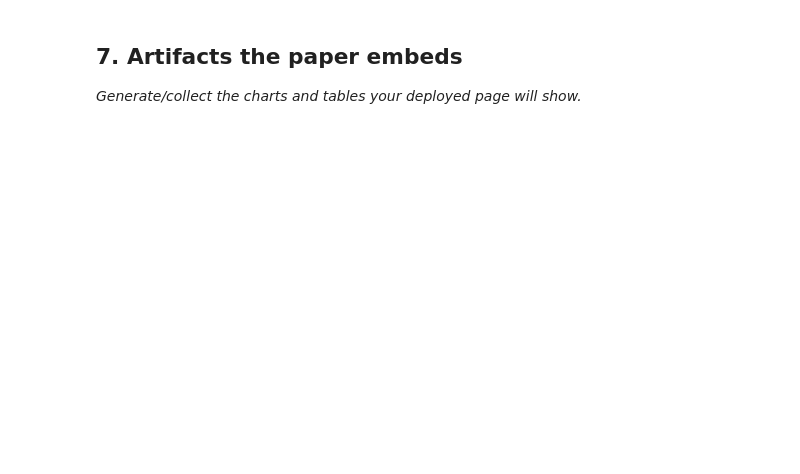
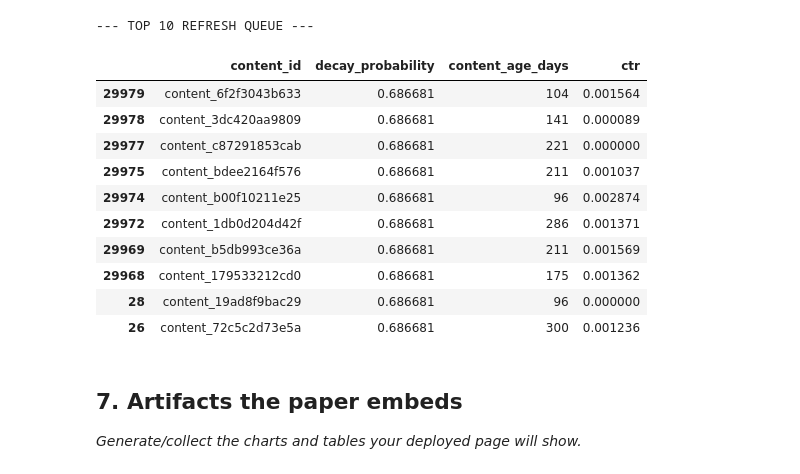
Before and after one commit to rizalion/Flyrank-assignment, a Jupyter notebook: work/notebooks/capstone.ipynb, the cells around one changed output. Saved outputs shown, nothing was run; the diff lists cells and outputs as text; code cells hidden in the pictures; blank space fills up the shorter version.

```diff
--- a/work/notebooks/capstone.ipynb
+++ b/work/notebooks/capstone.ipynb
@@ -32,0 +29,6 @@ This skeleton is yours to fill. Work the sections **in order** — each one has
+# %%
+import pandas as pd
+url = 'https://raw.githubusercontent.com/flyrank-bih/flyrank-ml-internship-starter/main/data/raw/content_refresh_anonymized.csv'
+df = pd.read_csv(url)
+df.columns = df.columns.str.strip()
+print(f"Data loaded successfully. Total pages analyzed: {len(df)}")
@@ -33,3 +117,21 @@ This skeleton is yours to fill. Work the sections **in order** — each one has
+# %%
+df['decay_probability'] = model.predict_proba(X)[:, 1]
+top_actions = df.sort_values('decay_probability', ascending=False).head(10)
+print("--- TOP 10 REFRESH QUEUE ---")
+display(top_actions[['content_id', 'decay_probability', 'content_age_days', 'ctr']])
+# %% [output]
+--- TOP 10 REFRESH QUEUE ---
+|  | content_id | decay_probability | content_age_days | ctr |
+| 29979 | content_6f2f3043b633 | 0.686681 | 104 | 0.001564 |
+| 29978 | content_3dc420aa9809 | 0.686681 | 141 | 0.000089 |
+| 29977 | content_c87291853cab | 0.686681 | 221 | 0.000000 |
+| 29975 | content_bdee2164f576 | 0.686681 | 211 | 0.001037 |
+| 29974 | content_b00f10211e25 | 0.686681 | 96 | 0.002874 |
+| 29972 | content_1db0d204d42f | 0.686681 | 286 | 0.001371 |
+| 29969 | content_b5db993ce36a | 0.686681 | 211 | 0.001569 |
+| 29968 | content_179533212cd0 | 0.686681 | 175 | 0.001362 |
+| 28 | content_19ad8f9bac29 | 0.686681 | 96 | 0.000000 |
+| 26 | content_72c5c2d73e5a | 0.686681 | 300 | 0.001236 |
 # %% [markdown]
 ## 7. Artifacts the paper embeds
 
```
Also changed, not shown: parts of 19 cells of this notebook.
